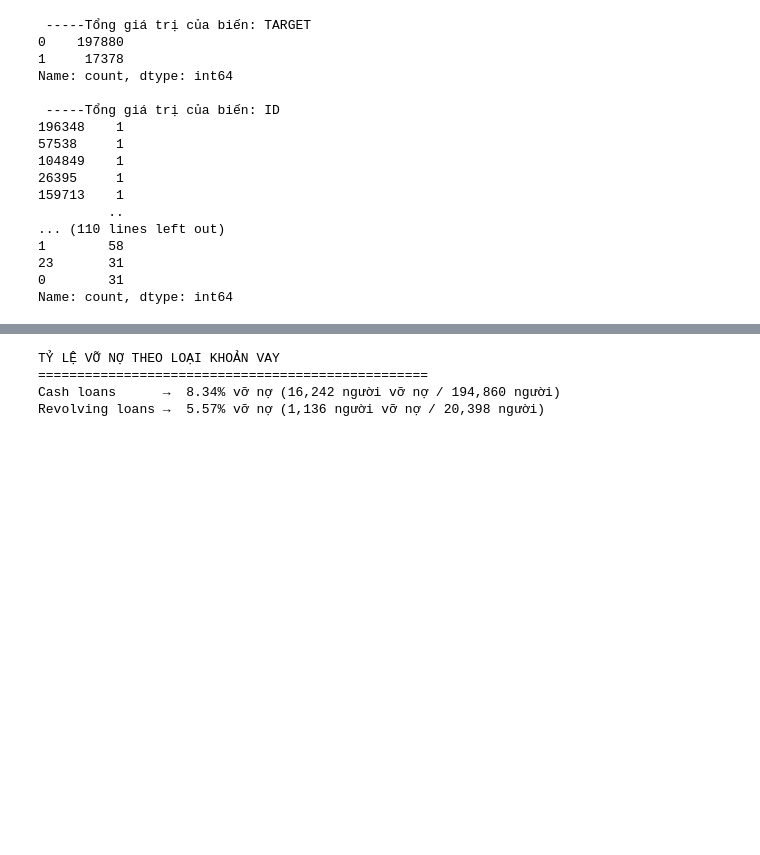
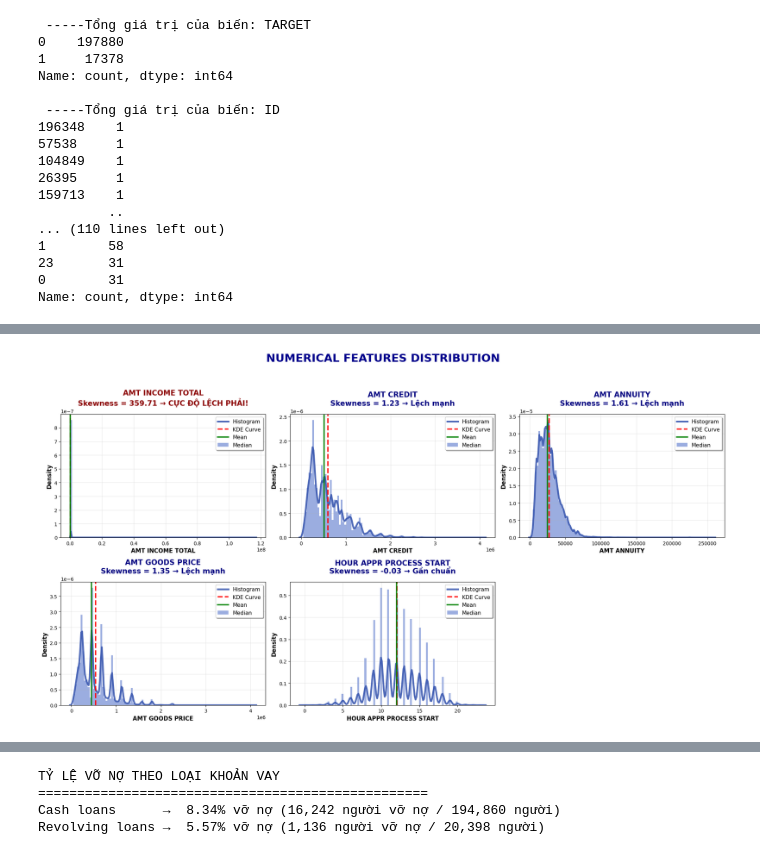
Before and after one commit to MinhGioChai/Data-Visualization, a Jupyter notebook: dataunderstandingwith10fts.ipynb, the cells around one changed output, grey strips where cells are left out. Cells and saved outputs as stored; diff of their text form; code cells hidden in the pictures; blank space fills up the shorter version.

```diff
--- a/dataunderstandingwith10fts.ipynb
+++ b/dataunderstandingwith10fts.ipynb
@@ -83,0 +138,70 @@ Name: count, dtype: int64
+# %%
+# === BIẾN NUMERICAL + ĐƯỜNG KDE ĐẸP NHƯ TRONG BÁO CÁO ===
+numerical_cols = [
+    'AMT_INCOME_TOTAL',
+    'AMT_CREDIT',
+    'AMT_ANNUITY',
+    'AMT_GOODS_PRICE',
+    'HOUR_APPR_PROCESS_START'
+]
+
+n_cols = 3
+n_rows = 2
+
+fig, axes = plt.subplots(n_rows, n_cols, figsize=(20, 11))
+axes = axes.ravel()
+
+for i, col in enumerate(numerical_cols):
+    ax = axes[i]
+
+    # 1. Histogram xanh nhạt (như cũ)
+    sns.histplot(data=df_prep, x=col, ax=ax,
+                 color="#7A92D6", alpha=0.75,
+                 bins=100, linewidth=0, kde=False, stat="density", label='Histogram')
+
+    # 2. THÊM ĐƯỜNG KDE MÀU ĐỎ ĐẬM – SIÊU MƯỢT, SIÊU RÕ XU HƯỚNG!
+    sns.kdeplot(data=df_prep, x=col, ax=ax,
+                color="#3957B0", linewidth=3.5,
+                bw_adjust=0.8, alpha=0.9, label='KDE (Density Curve)')
+
+    # Mean & Median
+    mean_val = df_prep[col].mean()
+    median_val = df_prep[col].median()
+    ax.axvline(mean_val, color='red', linestyle='--', linewidth=2.8, alpha=0.9)
+    ax.axvline(median_val, color='green', linestyle='-', linewidth=2.8, alpha=0.9)
+
+    # Skewness
+    skew_val = df_prep[col].skew()
+    skew_text = f'Skewness = {skew_val:.2f}'
+    if abs(skew_val) > 50:
+        skew_text += ' → CỰC ĐỘ LỆCH PHẢI!'
+    elif abs(skew_val) > 10:
+        skew_text += ' → CỰC LỆCH!'
+    elif abs(skew_val) > 1:
+        skew_text += ' → Lệch mạnh'
+    else:
+        skew_text += ' → Gần chuẩn'
+
+    title_color = 'darkred' if abs(skew_val) > 10 else 'navy'
+    ax.set_title(f'{col.replace("_", " ")}\n{skew_text}',
+                 fontsize=15, fontweight='bold', color=title_color, pad=18)
+
+    ax.set_xlabel(col.replace('_', ' '), fontsize=12, fontweight='bold')
+    ax.set_ylabel('Density', fontsize=12, fontweight='bold')
+    ax.grid(True, alpha=0.3)
+
+    # Legend đẹp + đầy đủ
+    ax.legend(['Histogram', 'KDE Curve', 'Mean', 'Median'],
+              fontsize=11, loc='upper right', fancybox=True, shadow=True)
+
+# Ẩn ô trống
+axes[-1].set_visible(False)
+
+# Tiêu đề tổng siêu chuyên nghiệp
+plt.suptitle('NUMERICAL FEATURES DISTRIBUTION',
+             fontsize=23, fontweight='bold', color='darkblue', y=0.98)
+
+plt.tight_layout(rect=[0, 0, 1, 0.94])
+plt.show()
+# %% [output]
+[figure, added]
```
Also changed, not shown: parts of 29 cells of this notebook.
